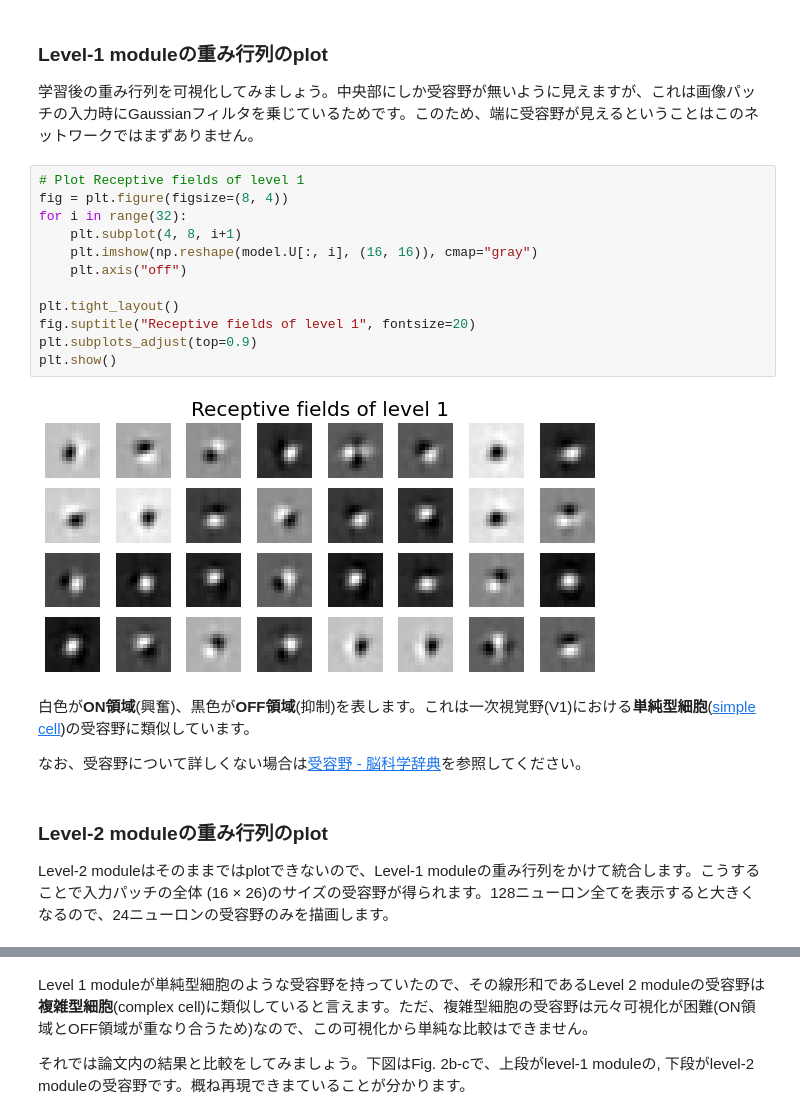
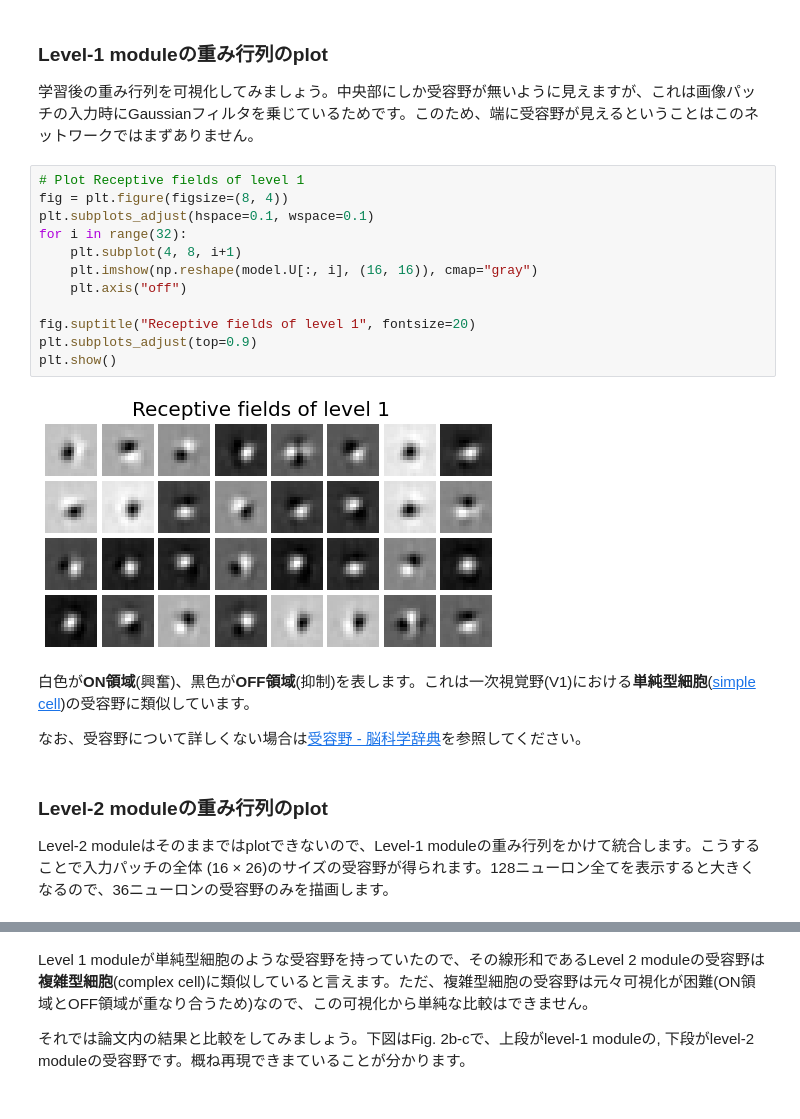
Before and after one commit to takyamamoto/PredictiveCoding-RaoBallard-Model, a Jupyter notebook: predictive-coding.ipynb, the cells around one changed output, grey strips where cells are left out. Cells and saved outputs as stored; diff of their text form.

```diff
--- a/predictive-coding.ipynb
+++ b/predictive-coding.ipynb
@@ -415,24 +415,24 @@ plt.show()
 # %%
 # Plot Receptive fields of level 1
 fig = plt.figure(figsize=(8, 4))
+plt.subplots_adjust(hspace=0.1, wspace=0.1)
 for i in range(32):
     plt.subplot(4, 8, i+1)
     plt.imshow(np.reshape(model.U[:, i], (16, 16)), cmap="gray")
     plt.axis("off")
 
-plt.tight_layout()
 fig.suptitle("Receptive fields of level 1", fontsize=20)
 plt.subplots_adjust(top=0.9)
 plt.show()
 # %% [output]
-[figure, old version]
+[figure, new version]
 # %% [markdown]
 白色が**ON領域**(興奮)、黒色が**OFF領域**(抑制)を表します。これは一次視覚野(V1)における**単純型細胞**([simple cell](https://en.wikipedia.org/wiki/Simple_cell))の受容野に類似しています。
 
 なお、受容野について詳しくない場合は[受容野 - 脳科学辞典](https://bsd.neuroinf.jp/wiki/%E5%8F%97%E5%AE%B9%E9%87%8E)を参照してください。
 # %% [markdown]
 ### Level-2 moduleの重み行列のplot
-Level-2 moduleはそのままではplotできないので、Level-1 moduleの重み行列をかけて統合します。こうすることで入力パッチの全体 (16 × 26)のサイズの受容野が得られます。128ニューロン全てを表示すると大きくなるので、24ニューロンの受容野のみを描画します。
+Level-2 moduleはそのままではplotできないので、Level-1 moduleの重み行列をかけて統合します。こうすることで入力パッチの全体 (16 × 26)のサイズの受容野が得られます。128ニューロン全てを表示すると大きくなるので、36ニューロンの受容野のみを描画します。
 # %%
 # Plot Receptive fields of level 2
 zero_padding = np.zeros((80, 32))
```
Also changed, not shown: parts of 1 cell of this notebook, 3 other files.
